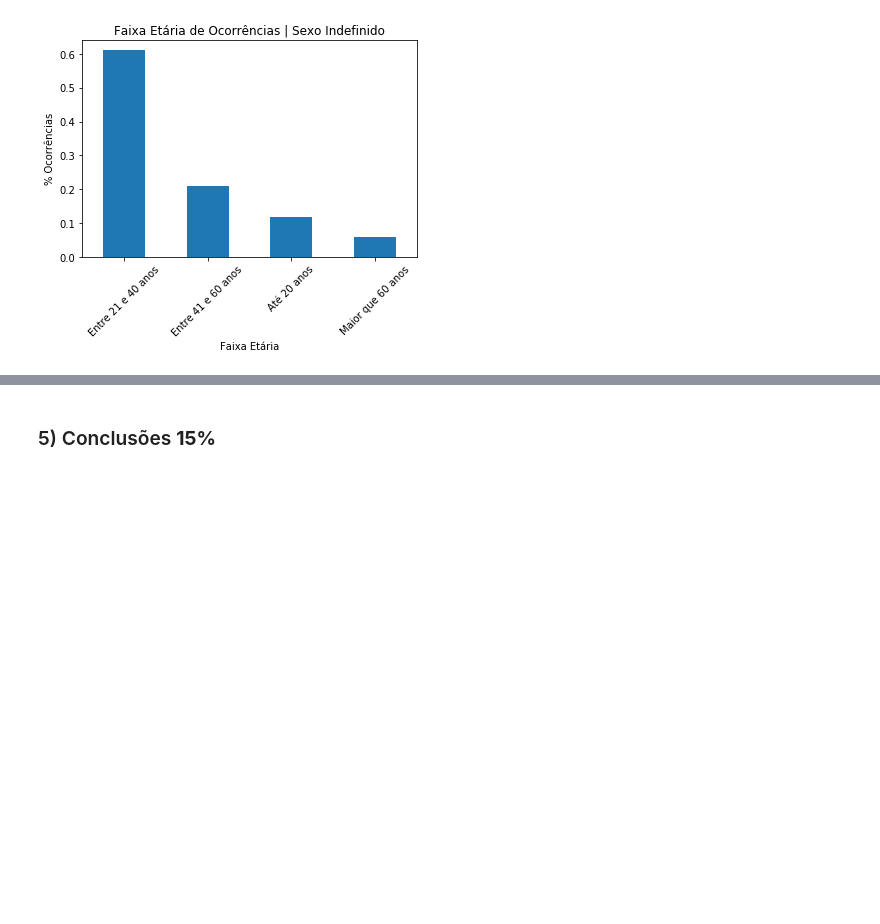
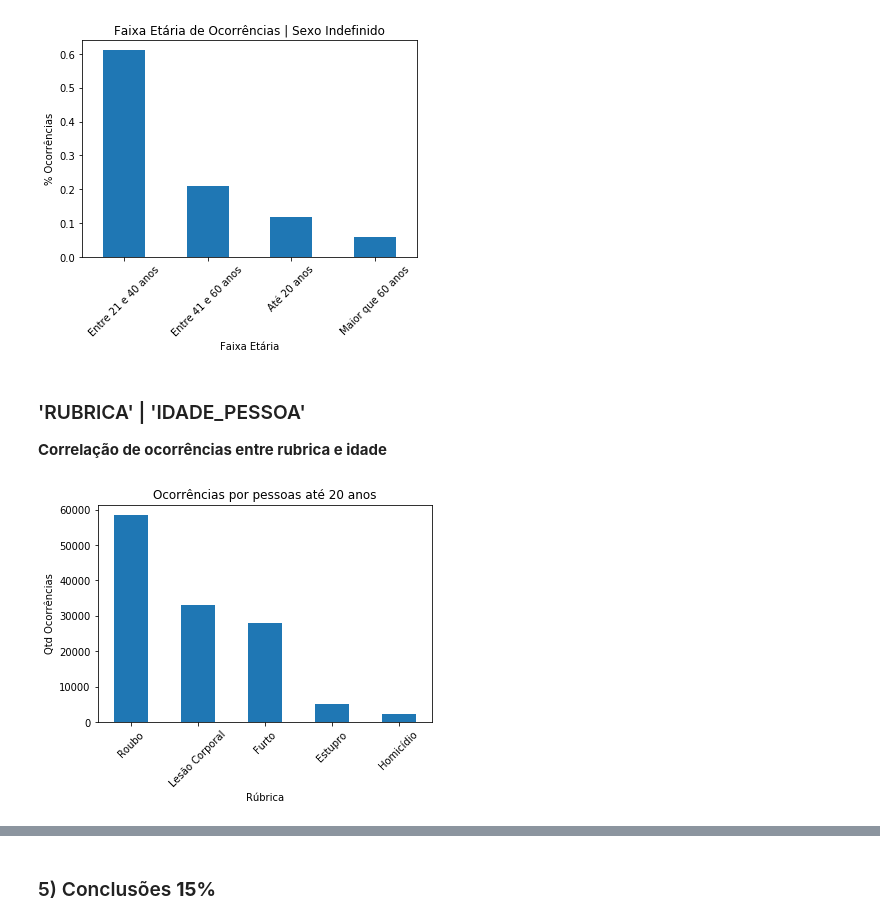
Before and after one commit to PedroHJSantos/aed_projeto_1, a Jupyter notebook: template.ipynb, the cells around one changed output, grey strips where cells are left out. Cells and saved outputs as stored; diff of their text form; code cells hidden in the pictures; blank space fills up the shorter version.

Commit message:
Correlação ('RUBRICA' e 'IDADE_PESSOA')

```diff
--- a/template.ipynb
+++ b/template.ipynb
@@ -718,0 +705,33 @@ plt.show()
+# %% [markdown]
+### 'RUBRICA' | 'IDADE_PESSOA'
+**Correlação de ocorrências entre rubrica e idade**
+# %%
+# AGRUPANDO FEATURE RUBRICA
+df_aux = pd.DataFrame(df[df['RUBRICA'].str.contains("Roubo")])
+df_aux['RUBRICA'] = "Roubo"
+df.update(df_aux)
+
+df_aux = pd.DataFrame(df[df['RUBRICA'].str.contains("Furto")])
+df_aux['RUBRICA'] = "Furto"
+df.update(df_aux)
+
+df_aux = pd.DataFrame(df[df['RUBRICA'].str.contains("Lesão corporal")])
+df_aux['RUBRICA'] = "Lesão Corporal"
+df.update(df_aux)
+
+df_aux = pd.DataFrame(df[df['RUBRICA'].str.contains("Homicídio")])
+df_aux['RUBRICA'] = "Homicídio"
+df.update(df_aux)
+
+df_aux = pd.DataFrame(df[df['RUBRICA'].str.contains("Estupro")])
+df_aux['RUBRICA'] = "Estupro"
+df.update(df_aux)
+# %%
+df[df['IDADE_PESSOA'] == 'Até 20 anos']['RUBRICA'].value_counts().plot(kind='bar')
+plt.xlabel('Rúbrica')
+plt.ylabel('Qtd Ocorrências')
+plt.title('Ocorrências por pessoas até 20 anos')
+plt.xticks(rotation=45)
+plt.show()
+# %% [output]
+[figure, added]
```
Also changed, not shown: parts of 11 cells of this notebook.
